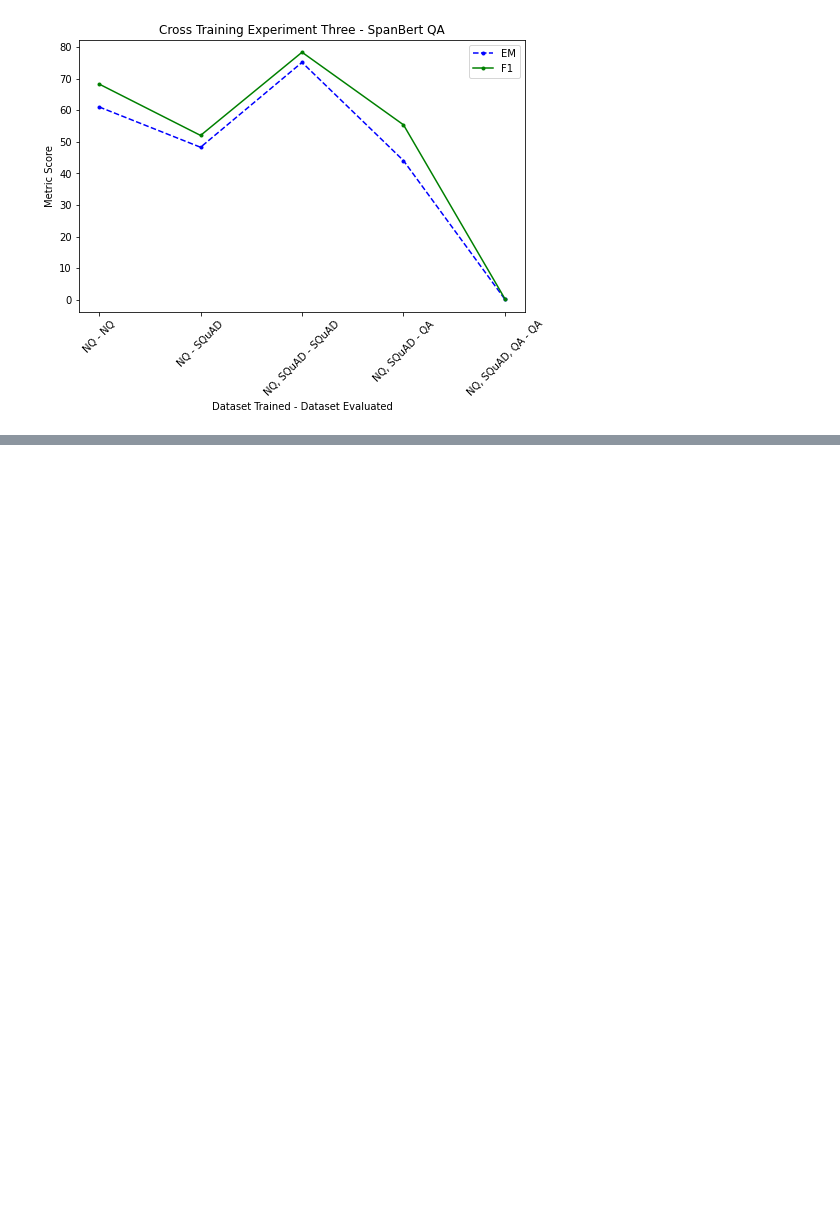
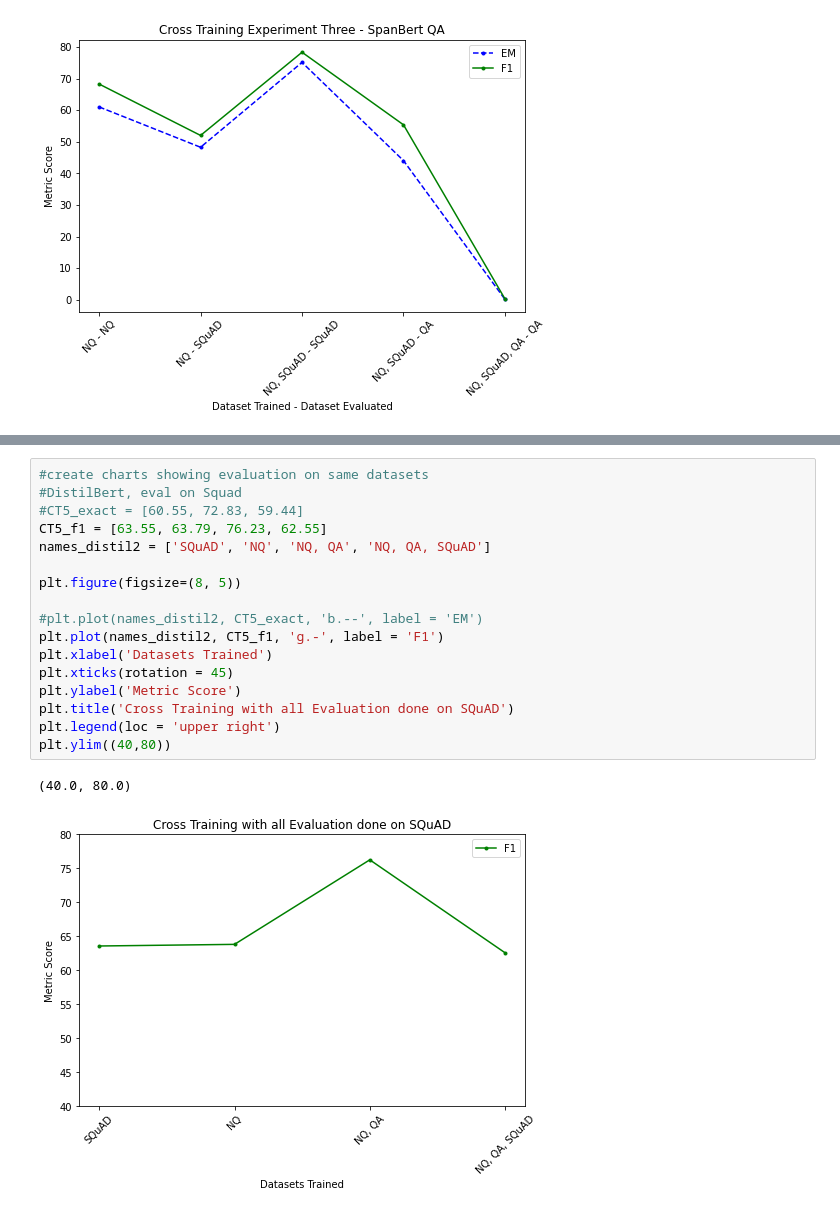
Before and after one commit to fidelianawar/W266-NLP-Final-BertTransferLearning, a Jupyter notebook: W266_Results_Viz.ipynb, the cells around one changed output, grey strips where cells are left out. Cells and saved outputs as stored; diff of their text form; blank space fills up the shorter version.

```diff
--- a/W266_Results_Viz.ipynb
+++ b/W266_Results_Viz.ipynb
@@ -59,0 +80,20 @@ plt.legend(loc = 'upper right')
+# %%
+#create charts showing evaluation on same datasets
+#DistilBert, eval on Squad
+#CT5_exact = [60.55, 72.83, 59.44]
+CT5_f1 = [63.55, 63.79, 76.23, 62.55]
+names_distil2 = ['SQuAD', 'NQ', 'NQ, QA', 'NQ, QA, SQuAD']
+
+plt.figure(figsize=(8, 5))
+
+#plt.plot(names_distil2, CT5_exact, 'b.--', label = 'EM')
+plt.plot(names_distil2, CT5_f1, 'g.-', label = 'F1')
+plt.xlabel('Datasets Trained')
+plt.xticks(rotation = 45)
+plt.ylabel('Metric Score')
+plt.title('Cross Training with all Evaluation done on SQuAD')
+plt.legend(loc = 'upper right')
+plt.ylim((40,80))
+# %% [output]
+(40.0, 80.0)
+[figure, added]
```
Also changed, not shown: parts of 3 cells of this notebook.
